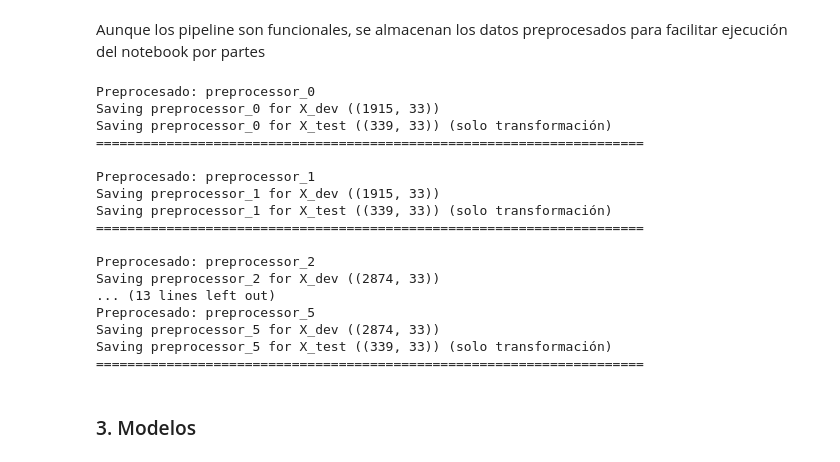
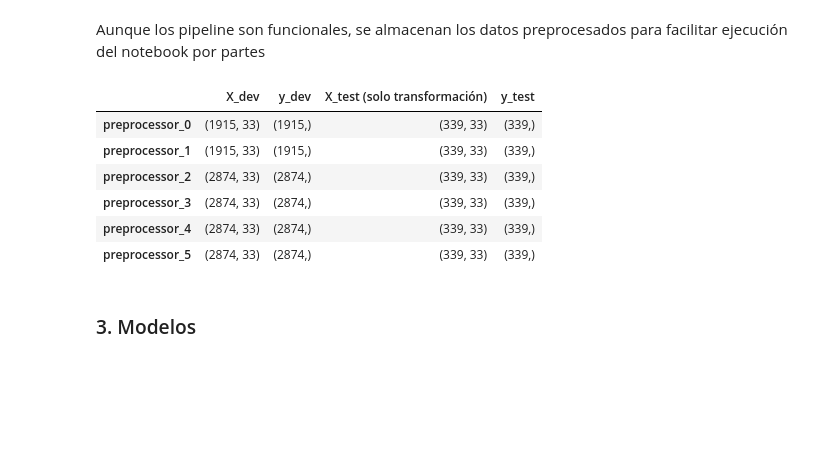
Before and after one commit to alberct96/ML-Entregable1, a Jupyter notebook: ML-Entregable1.ipynb, the cells around one changed output. Cells and saved outputs as stored; diff of their text form; code cells hidden in the pictures; blank space fills up the shorter version.

```diff
--- a/ML-Entregable1.ipynb
+++ b/ML-Entregable1.ipynb
@@ -1609,41 +1609,47 @@ Se observa que el preprocesamiento ejecuta correctamente, ampliando las variable
 # %% [markdown]
 Aunque los pipeline son funcionales, se almacenan los datos preprocesados para facilitar ejecución del notebook por partes
 # %%
-preprocessed_folder =  "data/preprocessed"
+preprocessed_folder = "data/preprocessed"
 
 os.makedirs(preprocessed_folder, exist_ok=True)
 
+pipeline_output_shapes = {"X_dev": [], "y_dev": [], "X_test (solo transformación)": [], "y_test": []}
+
 for name, preprocessor in preprocessors.items():
     saving_path = f"{preprocessed_folder}/{name}_"
-    print(f"Preprocesado: {name}")
 
-    X_dev_preprocessed = preprocessor.fit_transform(X_dev, y_dev)
-    print(f"Saving {name} for X_dev ({X_dev_preprocessed.shape})")
-    pd.concat([X_dev_preprocessed, y_dev], axis=1).to_csv(f"{saving_path}dev.csv", index=False)
+    if any(name == "sampler" for name, _ in preprocessor.steps):
+        X_dev_preprocessed, y_dev_preprocessed = preprocessor[:-1].fit_resample(X_dev, y_dev)
+        X_dev_preprocessed = preprocessor[-1:].fit_transform(X_dev_preprocessed, y_dev_preprocessed)
+        pd.concat([X_dev_preprocessed, y_dev_preprocessed], axis=1).to_csv(f"{saving_path}dev.csv", index=False)
+        pipeline_output_shapes["X_dev"].append(X_dev_preprocessed.shape)
+        pipeline_output_shapes["y_dev"].append(y_dev_preprocessed.shape)
 
-    X_test_preprocessed = preprocessor.transform(X_test)
-    print(f"Saving {name} for X_test ({X_test_preprocessed.shape}) (solo transformación)")
-    pd.concat([X_test_preprocessed, y_test], axis=1).to_csv(f"{saving_path}test.csv", index=False)
+        X_test_preprocessed = preprocessor.transform(X_test)
+        pd.concat([X_test_preprocessed, y_test], axis=1).to_csv(f"{saving_path}test.csv", index=False)
+        pipeline_output_shapes["X_test (solo transformación)"].append(X_test_preprocessed.shape)
+        pipeline_output_shapes["y_test"].append(y_test.shape)
 
-    print("="*70 + "\n")
+    else:
+        X_dev_preprocessed = preprocessor.fit_transform(X_dev, y_dev)
+        pd.concat([X_dev_preprocessed, y_dev], axis=1).to_csv(f"{saving_path}dev.csv", index=False)
+        pipeline_output_shapes["X_dev"].append(X_dev_preprocessed.shape)
+        pipeline_output_shapes["y_dev"].append(y_dev.shape)
+
+        X_test_preprocessed = preprocessor.transform(X_test)
+        pd.concat([X_test_preprocessed, y_test], axis=1).to_csv(f"{saving_path}test.csv", index=False)
+        pipeline_output_shapes["X_test (solo transformación)"].append(X_test_preprocessed.shape)
+        pipeline_output_shapes["y_test"].append(y_test.shape)
+
+display(pd.DataFrame(pipeline_output_shapes, index=list(preprocessors.keys())))
 # %% [output]
-Preprocesado: preprocessor_0
-Saving preprocessor_0 for X_dev ((1915, 33))
-Saving preprocessor_0 for X_test ((339, 33)) (solo transformación)
-======================================================================
-
-Preprocesado: preprocessor_1
-Saving preprocessor_1 for X_dev ((1915, 33))
-Saving preprocessor_1 for X_test ((339, 33)) (solo transformación)
-======================================================================
-
-Preprocesado: preprocessor_2
-Saving preprocessor_2 for X_dev ((2874, 33))
-... (13 lines left out)
-Preprocesado: preprocessor_5
-Saving preprocessor_5 for X_dev ((2874, 33))
-Saving preprocessor_5 for X_test ((339, 33)) (solo transformación)
-======================================================================
+|  | X_dev | y_dev | X_test (solo transformación) | y_test |
+| preprocessor_0 | (1915, 33) | (1915,) | (339, 33) | (339,) |
+| preprocessor_1 | (1915, 33) | (1915,) | (339, 33) | (339,) |
+| preprocessor_2 | (2874, 33) | (2874,) | (339, 33) | (339,) |
+| preprocessor_3 | (2874, 33) | (2874,) | (339, 33) | (339,) |
+| preprocessor_4 | (2874, 33) | (2874,) | (339, 33) | (339,) |
+| preprocessor_5 | (2874, 33) | (2874,) | (339, 33) | (339,) |
 # %% [markdown]
 ### 3. Modelos
 # %% [markdown]
```
Also changed, not shown: parts of 1 cell of this notebook, 4 other files.
